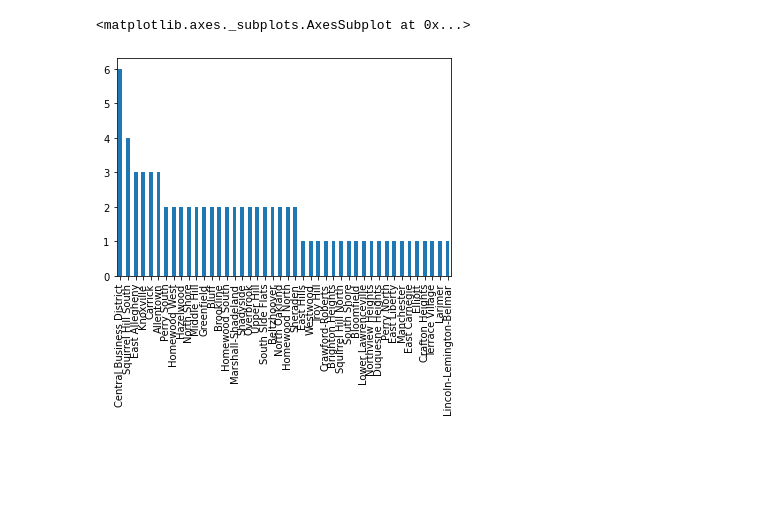
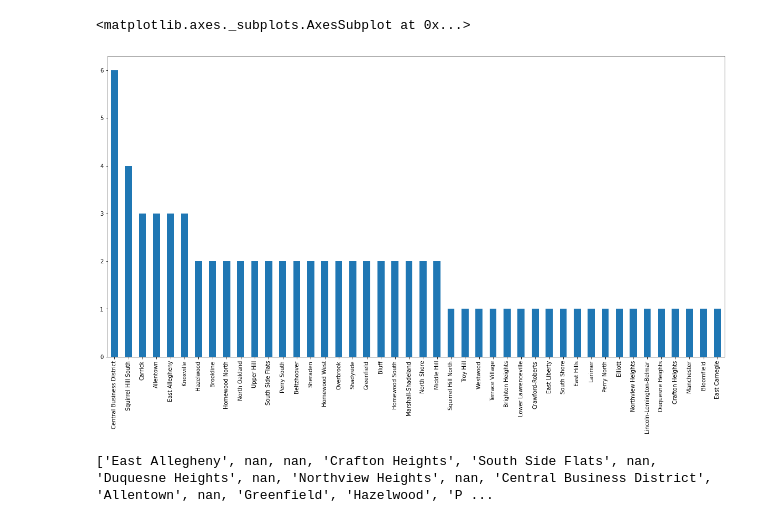
Before and after one commit to jacobemmerson/CMPINF-0010-Final-Project, a Jupyter notebook: fire-incidents.ipynb, the cells around one changed output. Cells and saved outputs as stored; diff of their text form; code cells hidden in the pictures; blank space fills up the shorter version.

```diff
--- a/fire-incidents.ipynb
+++ b/fire-incidents.ipynb
@@ -35,6 +35,14 @@ Lincoln-Lemington-Belmar     1
 Name: neighborhood, dtype: int64
 # %%
-fireIncidents["neighborhood"].tail(100).value_counts().plot(kind="bar")
+fireIncidents["neighborhood"].tail(100).value_counts().plot(kind="bar", figsize=(20,10))
 # %% [output]
 <matplotlib.axes._subplots.AxesSubplot at 0x...>
-[figure, old version]
+[figure, new version]
+# %%
+leastFireNeighborhoods = []
+for neighborhood in fireIncidents["neighborhood"].tail(100):
+    leastFireNeighborhoods.append(neighborhood)
+
+print(leastFireNeighborhoods)
+# %% [output]
+['East Allegheny', nan, nan, 'Crafton Heights', 'South Side Flats', nan, 'Duquesne Heights', nan, 'Northview Heights', nan, 'Central Business District', 'Allentown', nan, 'Greenfield', 'Hazelwood', 'P ...
```
Also changed, not shown: parts of 1 cell of this notebook.
